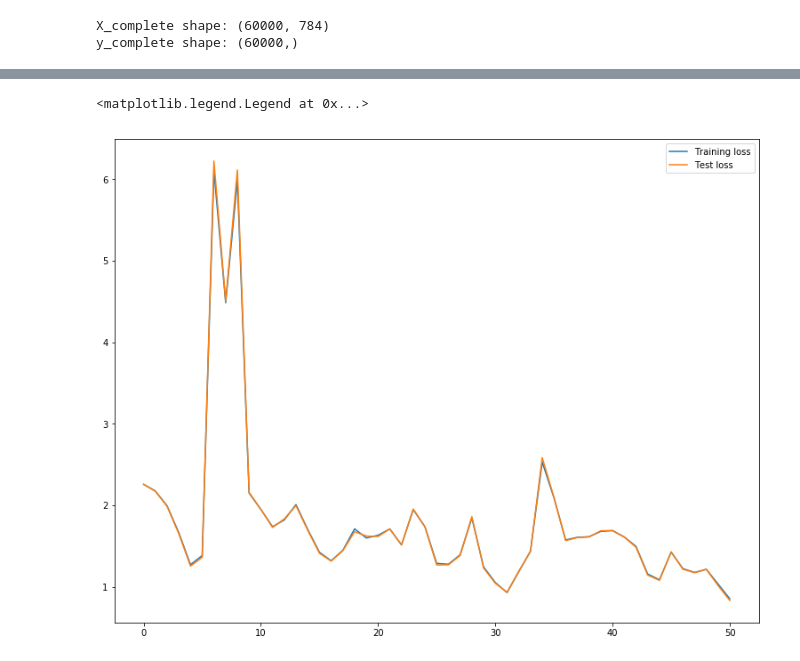
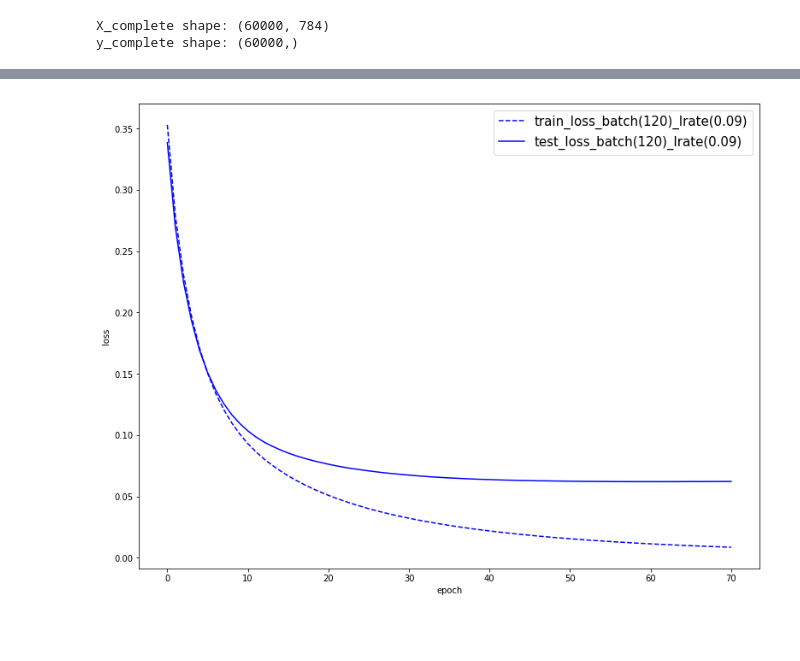
Before and after one commit to mafuchs91/DeepLearningLab1819, a Jupyter notebook: exercise_1.ipynb, the cells around one changed output, grey strips where cells are left out. Cells and saved outputs as stored; diff of their text form; code cells hidden in the pictures; blank space fills up the shorter version.

```diff
--- a/exercise_1.ipynb
+++ b/exercise_1.ipynb
@@ -383,10 +335,3 @@ With all layers in place (and properly implemented by you) we can finally define
 For our purposes a neural network is simply a collection of layers which we will cycle through and on which we will call fprop and bprop to compute partial derivatives with respect to the input and the parameters.
 
 Pay special attention to the *check_gradients()* function in which you should implement automatic differentiation. This function will become your best friend when checking the correctness of your implementation.
-# %%
-a = np.ndarray([0,2])
-print(a)
-b = np.array([[2,3]])
-for i in range(3):
-    a = np.concatenate((a,b))
-a
@@ -728,26 +651,25 @@ import time
 input_shape = (None, 28*28)
 layers = [InputLayer(input_shape)]
 layers.append(FullyConnectedLayer(
-                layers[-1],
-                num_units=400,
-                init_stddev=0.01,
-                activation_fun=Activation('relu')
-))
+                    layers[-1],
+                    num_units=400,
+                    init_stddev=0.01,
+                    activation_fun=Activation('relu')))
 layers.append(FullyConnectedLayer(
-                layers[-1],
-                num_units=10,
-                init_stddev=0.01,
-                # last layer has no nonlinearity
-                # (softmax will be applied in the output layer)
-                activation_fun=None
-))
+                    layers[-1],
+                    num_units=10,
+                    init_stddev=0.01,
+                    # last layer has no nonlinearity
+                    # (softmax will be applied in the output layer)
+                    activation_fun=None ))
 layers.append(SoftmaxOutput(layers[-1]))
 
 nn = NeuralNetwork(layers)
 # Train neural network
 t0 = time.time()
-nn.train(X_complete, y_complete, X_test, y_test, learning_rate=0.5,
-         max_epochs=350, batch_size=50, y_one_hot=True, descent_type="gd")
+nn.train(X_complete, y_complete, X_test, y_test, learning_rate=0.09,
+        max_epochs=70, batch_size=120, y_one_hot=True, descent_type="sgd")
+Data1.append(nn.plot_data)
 t1 = time.time()
 print('Duration: {:.1f}s'.format(t1-t0))
 # %% [output]
@@ -794,11 +682,11 @@ plt.legend(loc="best")
-# %%
-#plot data
-#EXAMPLE1
-example2=nn.plot_data
-plt.figure(figsize=(13, 10))
-plt.plot(example2[:,0], label="Training loss")
-plt.plot(example2[:,1], label="Test loss")
-plt.legend(loc="best")
-# %% [output]
-<matplotlib.legend.Legend at 0x...>
-[figure, removed]
+# %%
+#plot data
+plt.figure(figsize=(13, 10))
+plt.xlabel("epoch")
+plt.ylabel("loss")
+plt.plot(Data1[0][:,0], label="train_loss_batch(120)_lrate(0.09)",linestyle='--',color='blue')
+plt.plot(Data1[0][:,1], label="test_loss_batch(120)_lrate(0.09)",linestyle='-',color='blue')
+plt.legend(loc="best", prop={'size': 15})
+plt.savefig('sgd5.pdf', quality=100)
+# %% [output]
+[figure, added]
```
Also changed, not shown: parts of 11 cells of this notebook.
